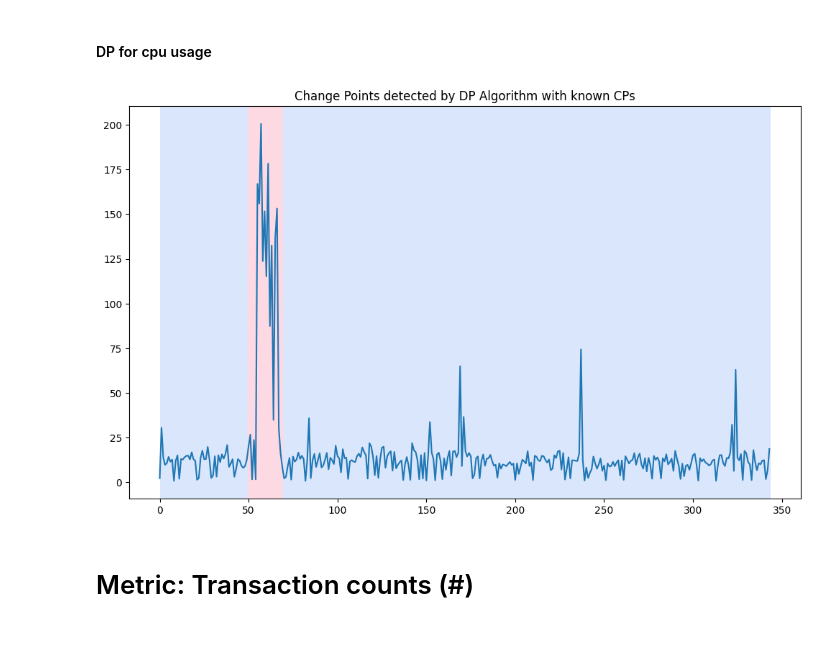
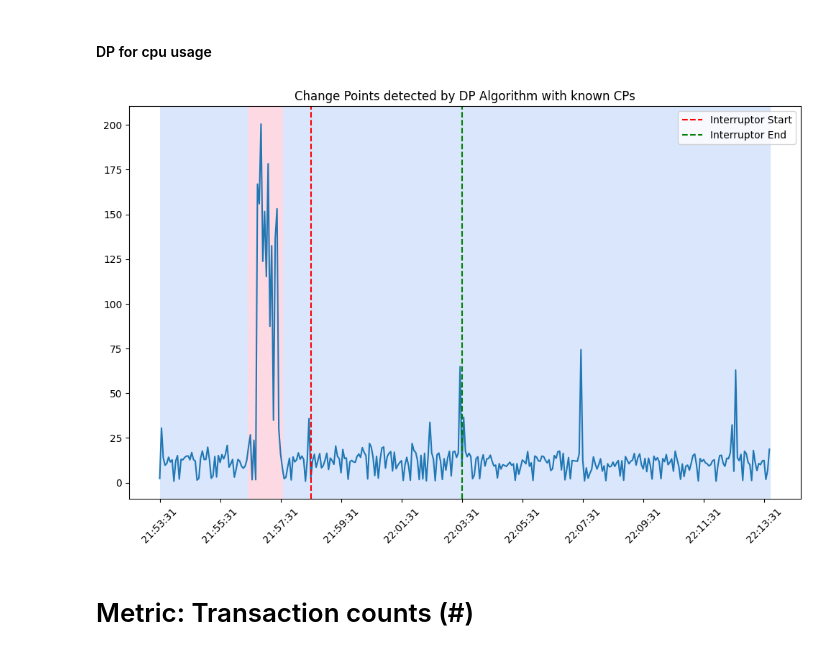
Before and after one commit to Niklasfomin/Scalable-Software-Systems-PJ-TU-Berlin, a Jupyter notebook: ExperimentsAndResults/SUT_1/docker.ipynb, the cells around one changed output. Saved outputs shown, nothing was run; the diff lists cells and outputs as text; code cells hidden in the pictures.

Commit message:
fine tune models and uplift plots

```diff
--- a/ExperimentsAndResults/SUT_1/docker.ipynb
+++ b/ExperimentsAndResults/SUT_1/docker.ipynb
@@ -448,22 +559,54 @@ plt.show()
 # %% [markdown]
 #### DP for cpu usage
 # %%
+df = pd.read_csv("SYS/docker_container_stats.csv")
+
+df.columns = df.columns.str.strip()
+
+df["CPU Usage (%)"] = df["CPU Usage (%)"].str.rstrip("%")
+df["Time"] = pd.to_datetime(df["Time"])
+
+cpu_df = df[["Time", "CPU Usage (%)"]].copy()
+
+time_labels = cpu_df["Time"].dt.strftime("%H:%M:%S").values
+indices = np.arange(len(signal))
+
+start_time = cpu_df["Time"].min()
+time_5min = start_time + pd.Timedelta(minutes=5)
+
+exact_time_5min = cpu_df.iloc[(cpu_df["Time"] - time_5min).abs().argsort()[:1]]["Time"].values[0]
+exact_time_10min = cpu_df.iloc[(cpu_df["Time"] - (start_time + pd.Timedelta(minutes=10))).abs().argsort()[:1]]["Time"].values[0]
+
 cpu_df["CPU Usage (%)"] = cpu_df["CPU Usage (%)"].astype(str).str.rstrip("%")
 
 cpu_df["CPU Usage (%)"] = (cpu_df["CPU Usage (%)"].astype(str).str.rstrip("% ").astype("float"))
 
 signal = cpu_df["CPU Usage (%)"].values
 
 model = "rbf"  # "l1", "rbf" # Try with different models and compare results
 
 algo = rpt.Dynp(model=model, min_size=1, jump=5).fit(signal)
+
 result = algo.predict(n_bkps=2)
 
 rpt.display(signal, result, figsize=(10, 6))
+
+step_size = len(signal) // 10 if len(signal) // 10 > 0 else 1
+
+indices = np.arange(0, len(signal), step_size)
+time_labels = cpu_df["Time"].dt.strftime("%H:%M:%S").values[indices]
+plt.xticks(ticks=indices, labels=time_labels, rotation=45)
+index_5min = cpu_df[mem_df["Time"] == exact_time_5min].index[0]
+index_10min = cpu_df[mem_df["Time"] == exact_time_10min].index[0]
+
+plt.axvline(x=index_5min, color="r", linestyle="--", label="Interruptor Start")
+plt.axvline(x=index_10min, color="g", linestyle="--", label="Interruptor End")
+
+plt.legend()
 plt.title("Change Points detected by DP Algorithm with known CPs")
 plt.show()
 # %% [output]
-[figure, old version]
+[figure, new version]
 # %% [markdown]
 # Metric: Transaction counts (#)
 # %% [markdown]
```
Also changed, not shown: parts of 18 cells of this notebook.
